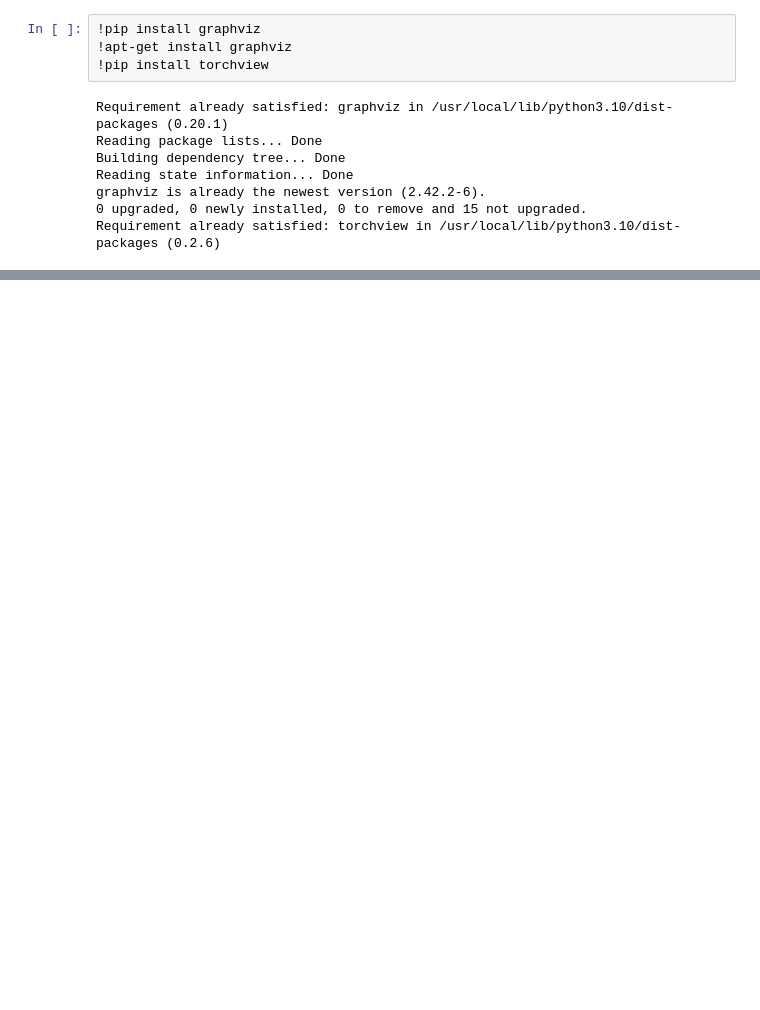
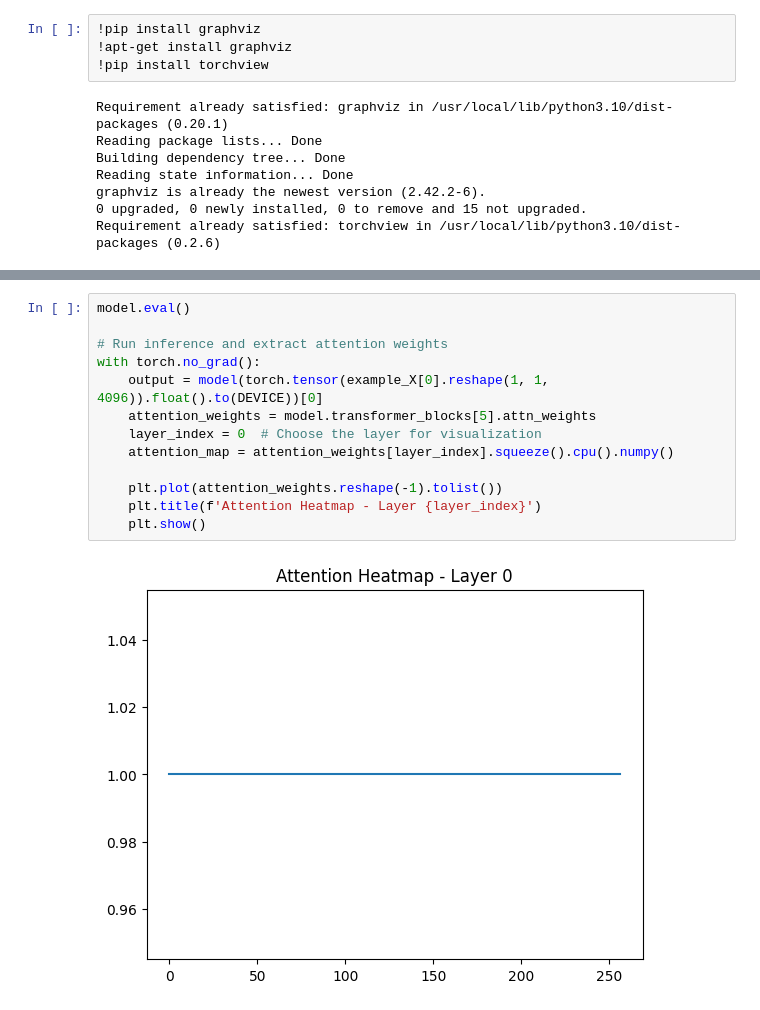
Before and after one commit to erzar0/1d-vit-for-classification-of-xrf-spectra, a Jupyter notebook: proof_of_concept.ipynb, the cells around one changed output, grey strips where cells are left out. Saved outputs shown, nothing was run; the diff lists cells and outputs as text; blank space fills up the shorter version.

```diff
--- a/proof_of_concept.ipynb
+++ b/proof_of_concept.ipynb
@@ -607,0 +723,15 @@ with torch.no_grad():
+# %%
+model.eval()
+
+# Run inference and extract attention weights
+with torch.no_grad():
+    output = model(torch.tensor(example_X[0].reshape(1, 1, 4096)).float().to(DEVICE))[0]
+    attention_weights = model.transformer_blocks[5].attn_weights
+    layer_index = 0  # Choose the layer for visualization
+    attention_map = attention_weights[layer_index].squeeze().cpu().numpy()
+
+    plt.plot(attention_weights.reshape(-1).tolist())
+    plt.title(f'Attention Heatmap - Layer {layer_index}')
+    plt.show()
+# %% [output]
+[figure, added]
```
Also changed, not shown: parts of 11 cells of this notebook.
